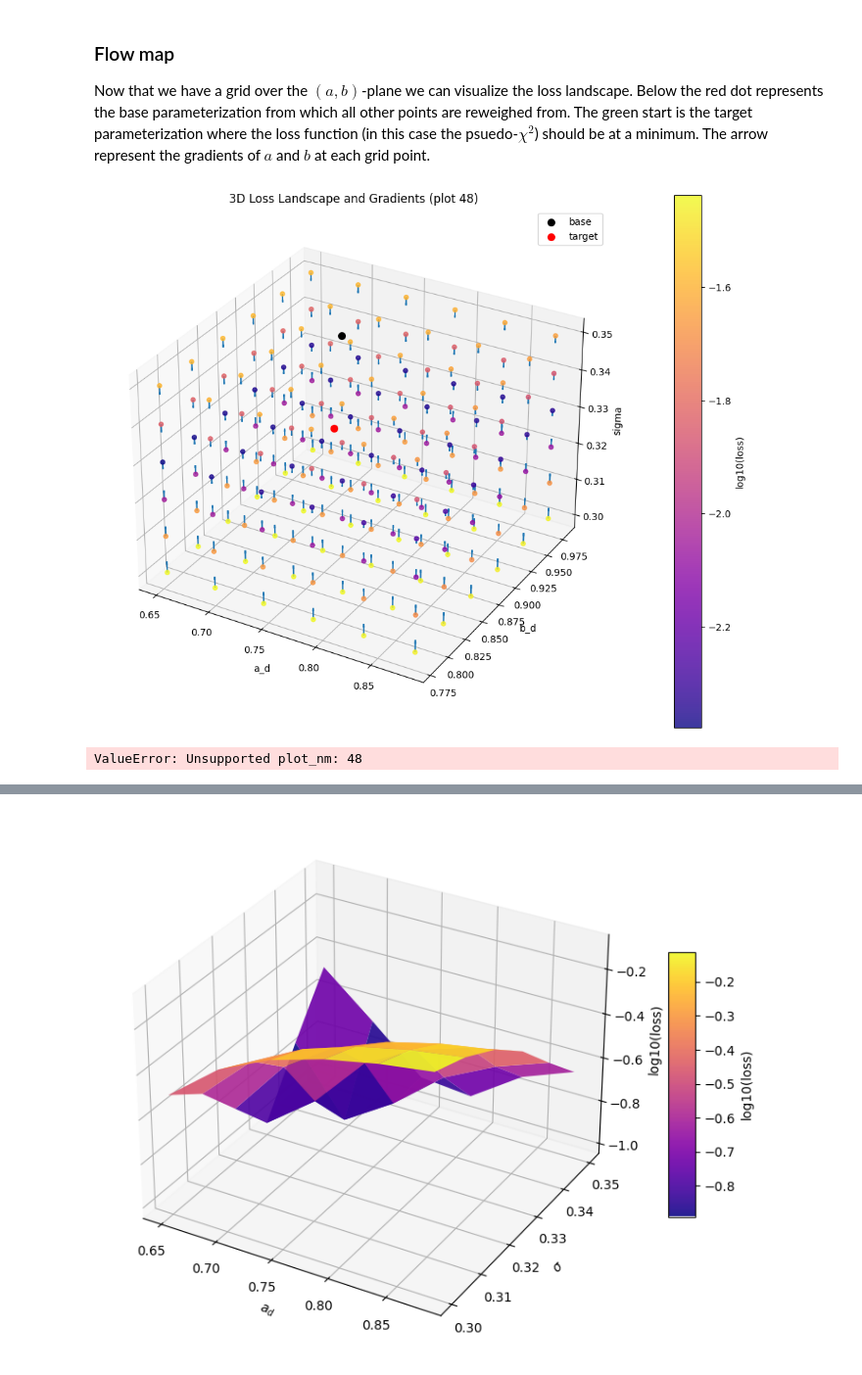
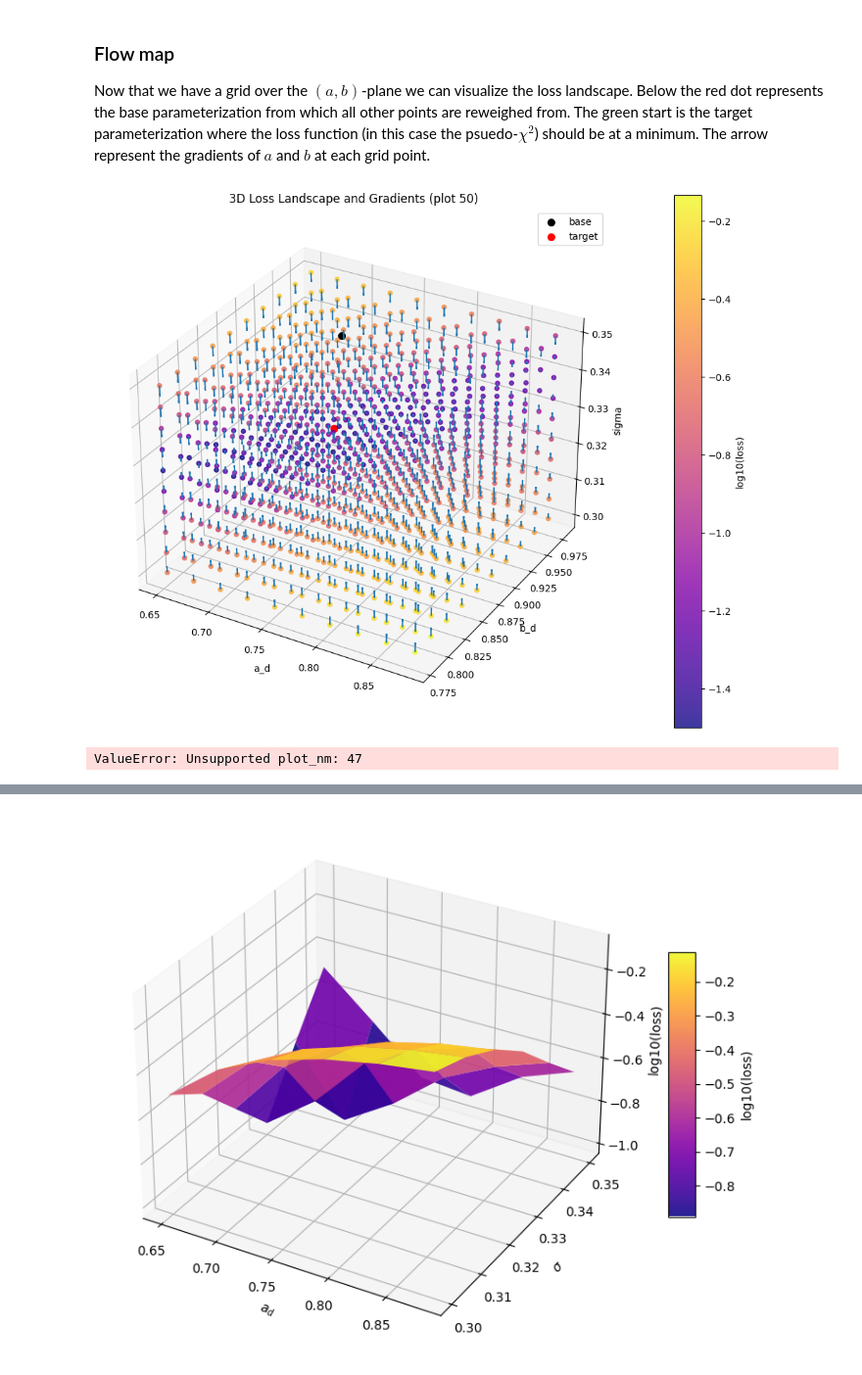
Before and after one commit to tonymenzo/RSA, a Jupyter notebook: src/RSA_nD_flow_map_sigma_plot.ipynb, the cells around one changed output, grey strips where cells are left out. Shown at 98% size. Drawn from its saved outputs; the diff is of its cells as text; code cells hidden in the pictures.

```diff
--- a/src/RSA_nD_flow_map_sigma_plot.ipynb
+++ b/src/RSA_nD_flow_map_sigma_plot.ipynb
@@ -15,7 +15,7 @@ import matplotlib.pyplot as plt
 from mpl_toolkits.mplot3d import Axes3D
 
 # -- Load data for the chosen plot --
-plot_nm = '48'
+plot_nm = '50'
 magnitudes    = np.load(f'temp_results/Flow_map_nD/magnitudes_{plot_nm}.npy')
 a_b_gradients = np.load(f'temp_results/Flow_map_nD/gradients_{plot_nm}.npy')
 loss_grid     = np.load(f'temp_results/Flow_map_nD/loss_grid_{plot_nm}.npy')
@@ -56,6 +56,8 @@ plot3d_configs = {
     '46': {'scale': 5e3, 'base': (0.68, 0.98, 0.335), 'target': (0.74, 0.88, 0.33)},
     '47': {'scale': 5e3, 'base': (0.68, 0.98, 0.335), 'target': (0.74, 0.88, 0.33)},
     '48': {'scale': 5e2, 'base': (0.68, 0.98, 0.335), 'target': (0.74, 0.88, 0.33)},
+    '49': {'scale': 5e3, 'base': (0.68, 0.98, 0.335), 'target': (0.74, 0.88, 0.33)},
+    '50': {'scale': 5e3, 'base': (0.68, 0.98, 0.335), 'target': (0.74, 0.88, 0.33)},
 }
 config = plot3d_configs.get(plot_nm)
 if config is None:
@@ -69,34 +71,34 @@ g1, g2, g3  = -a_b_gradients[:, 0], -a_b_gradients[:, 1], -a_b_gradients[:, 2]
 fig = plt.figure(figsize=(10, 8))
 ax  = fig.add_subplot(111, projection='3d')
 
 # Plot base and target
 ax.scatter(*config['base'],  marker='o', color='black', s=50, label='base')
 ax.scatter(*config['target'], marker='o', color='red',   s=50, label='target')
 
 # Quiver for gradient field
 ax.quiver(ad, bd, sig,
           g1 / config['scale'],
           g2 / config['scale'],
           g3 / config['scale'],
           length=1.0, normalize=False)
 
 # Scatter colored by loss value
 sc = ax.scatter(ad, bd, sig,
                 c=np.log10(loss_grid), cmap='plasma',
                 s=20, alpha=0.8)
 cbar = fig.colorbar(sc, pad=0.1)
 cbar.set_label('log10(loss)')
 
 # Labels and legend
 ax.set_xlabel('a_d')
 ax.set_ylabel('b_d')
 ax.set_zlabel('sigma')
 ax.set_title(f'3D Loss Landscape and Gradients (plot {plot_nm})')
 ax.legend()
 plt.tight_layout()
 plt.show()
 # %% [output]
-[figure, old version]
+[figure, new version]
 # %%
 import numpy as np
 import matplotlib.pyplot as plt
@@ -169,7 +171,7 @@ for au_val in au_vals:
     # plt.savefig(f'temp_results/Flow_map_nD/plots/sig3_{plot_nm}_{au_val:.4f}.png')
     plt.show()
 # %% [output]
-ValueError: Unsupported plot_nm: 48
+ValueError: Unsupported plot_nm: 47
 # %%
 import numpy as np
 import matplotlib.pyplot as plt
```
Also changed, not shown: parts of 1 cell of this notebook, 35 other files.
